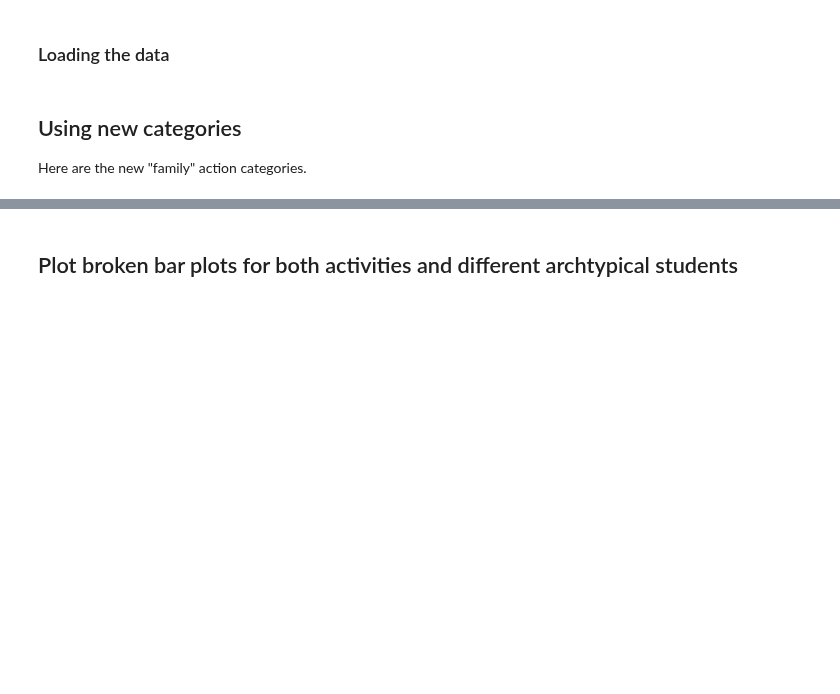
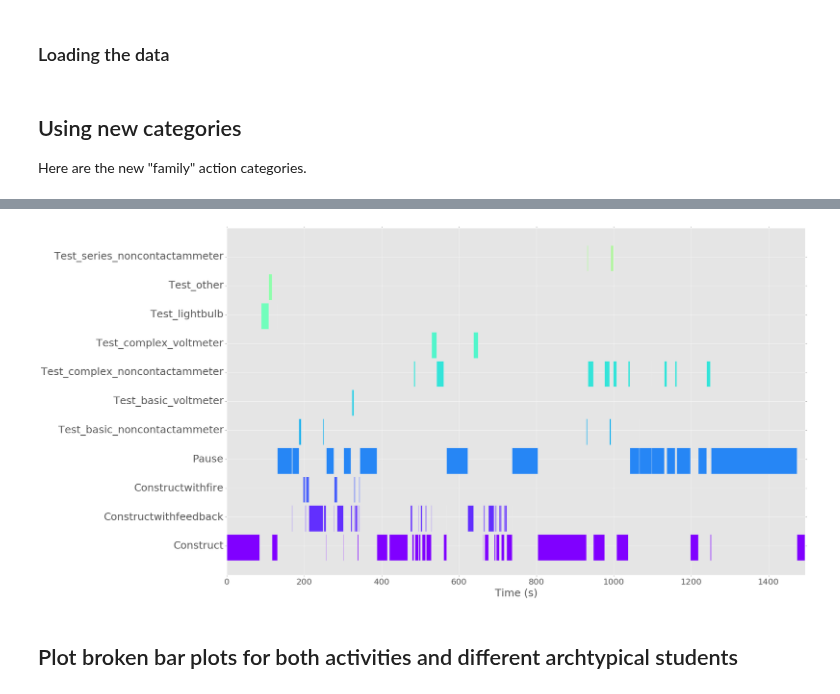
Before and after one commit to sperez8/Phet-log-analyzer, a Jupyter notebook: cck/sequence_brokenBarPlot_maker.ipynb, the cells around one changed output, grey strips where cells are left out. Saved outputs shown, nothing was run; the diff lists cells and outputs as text; code cells hidden in the pictures; blank space fills up the shorter version.

Commit message:
Fixed plots with new categories

```diff
--- a/cck/sequence_brokenBarPlot_maker.ipynb
+++ b/cck/sequence_brokenBarPlot_maker.ipynb
@@ -30,7 +30,7 @@ def get_path(path = PATH):
         raise Exception('OS not recongnized. I\'m confused.')
 
 # dfx = pd.read_csv(get_path() + 'phet_cck_user_actions+sophistication_WITHPAUSE_more_circuit_info.txt',index_col=False)
-dfx = pd.read_csv('C:\Users\Sarah\Documents\git\Phet-log-analyzer\cck\\raw_data_parsing_check\phet_cck_user_actions+sophistication_WITHPAUSE_more_circuit_info.txt',index_col=False)
+dfx = pd.read_csv('C:\Users\sperez8\git\Phet-log-analyzer\cck\\raw_data_parsing_check\phet_cck_user_actions+sophistication_WITHPAUSE_more_circuit_info.txt',index_col=False)
 dfx["student"] = dfx["student"].astype('category')
 dfx["Family"]=dfx["Family"].str.capitalize()
 
@@ -239,3 +236,53 @@ IndexError: index 499 is out of bounds for axis 0 with size 492
+# %%
+def plot_barGraph_new(df,ACTIVITY, studentID, pltFamilies):
+
+    #get blocks of actions and their time coordinate for broken bar plot
+    blocks, time_coord = get_blocks_withTime_new(df[df.Activity==ACTIVITY],{studentID},add_spaces=False, ignore = [], start = False)
+    #create figure and axes
+    fig, ax = plt.subplots()
+    #set figure size
+    #need this to convert desired action families back to letter code
+
+    def convert(action,ignore):
+        return converter[action]
+    nn=1
+    colorArr=iter(plt.cm.rainbow(np.linspace(0,1,len(pltFamilies))))
+
+    splitblocks = re.compile(r'([A-Z]{1}[a-z]{0,2})\1*').split(blocks[studentID])
+    splitblocks = [s for s in splitblocks if s != ""]
+    axis_labels = []
+    for action in pltFamilies:
+        #next 2 lines sample out relevant action blocks for one broken horizontal bar
+        #print action
+        #print (blocks[studentID])
+        #print len(splitblocks), len(time_coord)
+        if convert(action,[]) in splitblocks:
+            axis_labels.append(action)
+#             print convert(action,[])
+#             print sum([1 for s in splitblocks if s ==convert(action,()) ])
+            #out = [(x,y) for x,y in zip(splitblocks,time_coord) if any(convert(action,[]) == z for z in x)]
+            out = [(x,y) for x,y in zip(splitblocks,time_coord) if convert(action,[]) == x]
+            try:
+                junk, time_coord_filtered = map(list,zip(*out))
+                ax.broken_barh(time_coord_filtered,(10*nn,9),facecolors=next(colorArr))
+                nn+=1
+            except:
+                print 'failed', action,convert(action,[])
+#                 for x,y in zip(splitblocks,time_coord):
+#                     print convert(action,[]), x,y, convert(action,[]) == x
+                pass
+    ax.set_ylim(5, len(axis_labels)*10+15)
+    ax.set_xlim(0, time_coord[-1][0]+time_coord[-1][1]+2)
+    ax.set_xlabel('Time (s)', fontsize=25)
+    ax.xaxis.set_tick_params(labelsize=20)
+    ax.set_yticks(range(15,len(axis_labels)*10+15,10))
+    ax.set_yticklabels(axis_labels, fontsize=25)
+    ax.grid(True)
+
+    plt.show()
+plot_barGraph_new(dfx,'a2', 94792123, pltFamilies_new)
+# %% [output]
+[figure, added]
 # %% [markdown]
 ## Plot broken bar plots for both activities and different archtypical students
 # %%
```
Also changed, not shown: parts of 2 cells of this notebook, 3 other files.
